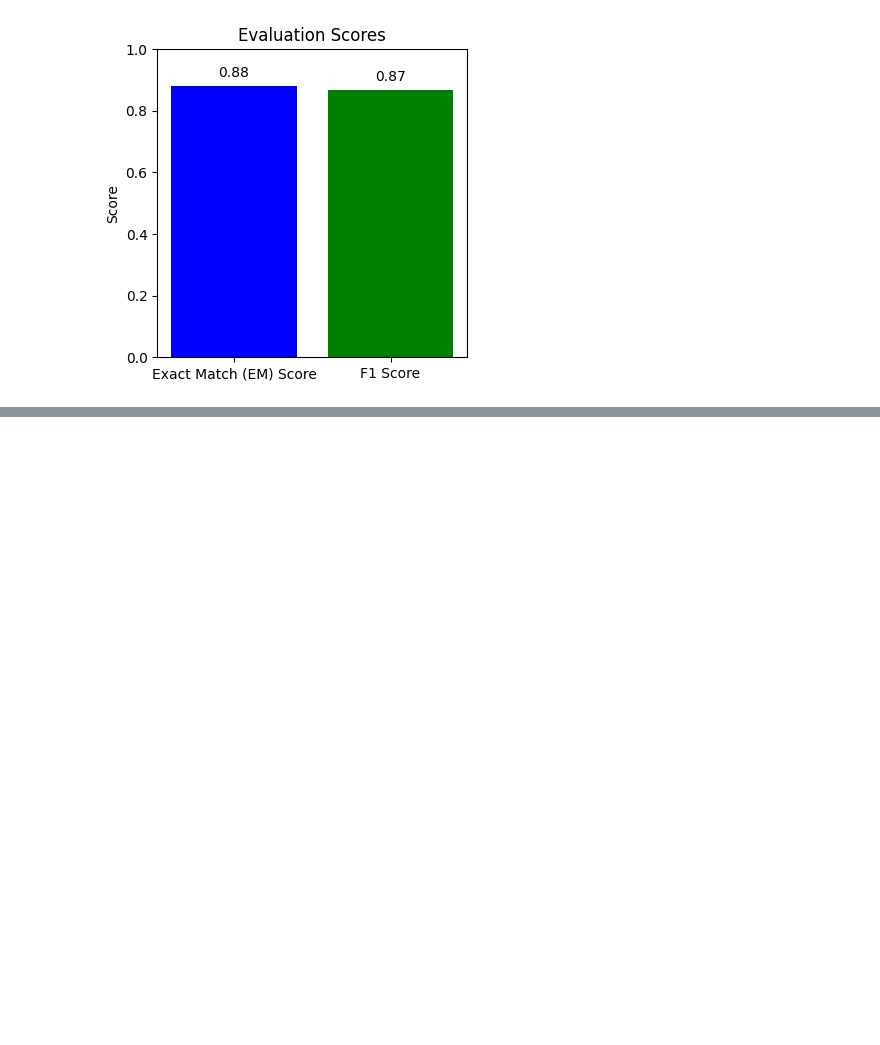
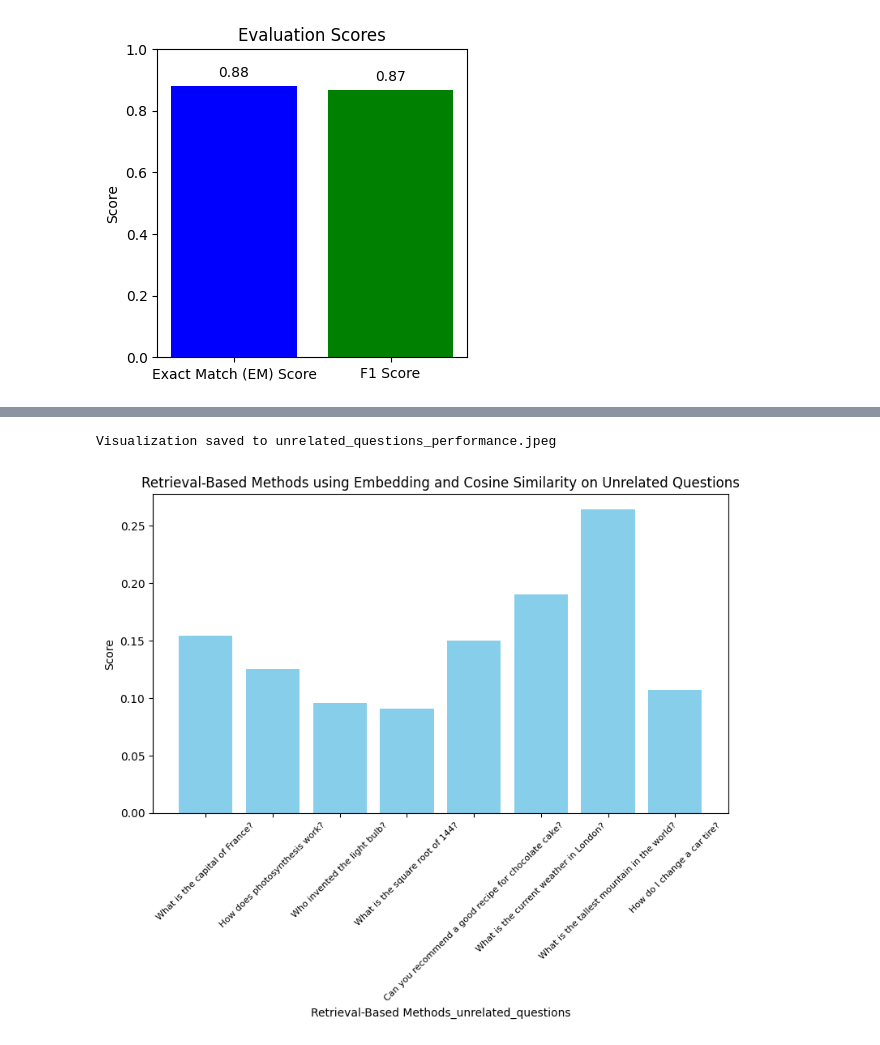
Before and after one commit to hennypurwadi/Centralized_RAG_Federated_RAG_RetrievalExtraction, a Jupyter notebook: Notebook/3_RetrievalExtraction_Embeddings_with_MiniLM.ipynb, the cells around one changed output, grey strips where cells are left out. Saved outputs shown, nothing was run; the diff lists cells and outputs as text; code cells hidden in the pictures; blank space fills up the shorter version.

```diff
--- a/Notebook/3_RetrievalExtraction_Embeddings_with_MiniLM.ipynb
+++ b/Notebook/3_RetrievalExtraction_Embeddings_with_MiniLM.ipynb
@@ -369,0 +372,30 @@ plt.show()
+# %%
+# Split summary into passages
+passages = [line.strip() for line in loaded_summary.split('\n') if line.strip()]
+model = SentenceTransformer('all-MiniLM-L6-v2') # Load the SentenceTransformer model
+
+# Generate embeddings for passages
+passage_embeddings = model.encode(passages, convert_to_tensor=True)
+
+# Function to retrieve the most relevant passage
+def retrieve_passage(question, passages, passage_embeddings, model):
+    question_embedding = model.encode(question, convert_to_tensor=True)
+    cosine_scores = util.pytorch_cos_sim(question_embedding, passage_embeddings)[0]
+    best_match_idx = np.argmax(cosine_scores.cpu().numpy())
+    return passages[best_match_idx], cosine_scores[best_match_idx].item()
+# %%
+# Test retrieval performance for unrelated questions
+results = []
+for q in unrelated_questions:
+    retrieved_passage, score = retrieve_passage(q, passages, passage_embeddings, model)
+    results.append({
+        'question': q,
+        'retrieved_passage': retrieved_passage,
+        'similarity_score': score
+    })
+# %%
+# Save results to a DataFrame for analysis and visualization
+df_results = pd.DataFrame(results)
+df_results.to_csv('unrelated_questions_retrieval_results.csv', index=False)
+
+print("Retrieval test completed. Results saved to unrelated_questions_retrieval_results.csv")
@@ -369,0 +427,13 @@ plt.show()
+# %%
+plt.figure(figsize=(8, 7))
+plt.bar(df_results['question'], df_results['similarity_score'], color='skyblue')
+plt.xlabel('Retrieval-Based Methods_unrelated_questions')
+plt.ylabel('Score')
+plt.title('Retrieval-Based Methods using Embedding and Cosine Similarity on Unrelated Questions')
+plt.xticks(rotation=45, fontsize=8)
+plt.tight_layout()
+plt.savefig('./Retrieval-Based Methods_unrelated_questions.jpeg', format='jpeg', dpi=300)
+print("Visualization saved to unrelated_questions_performance.jpeg")
+# %% [output]
+Visualization saved to unrelated_questions_performance.jpeg
+[figure, added]
```
Also changed, not shown: parts of 15 cells of this notebook.
